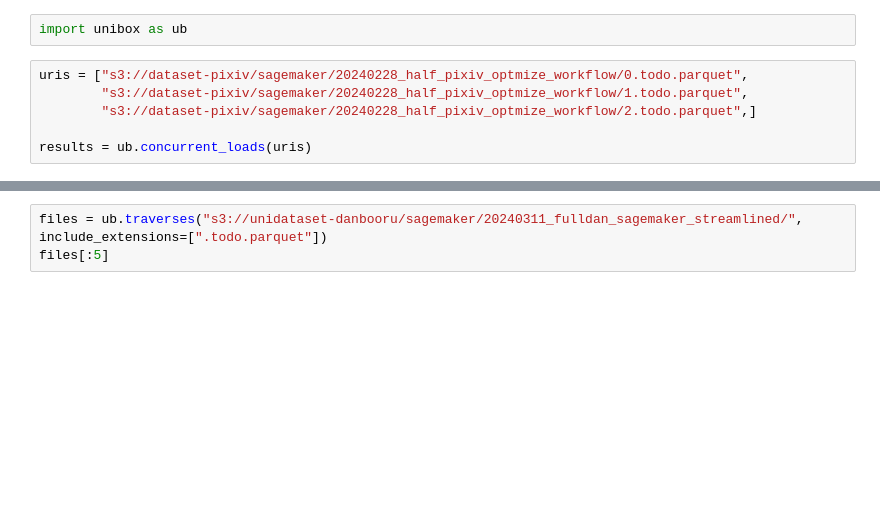
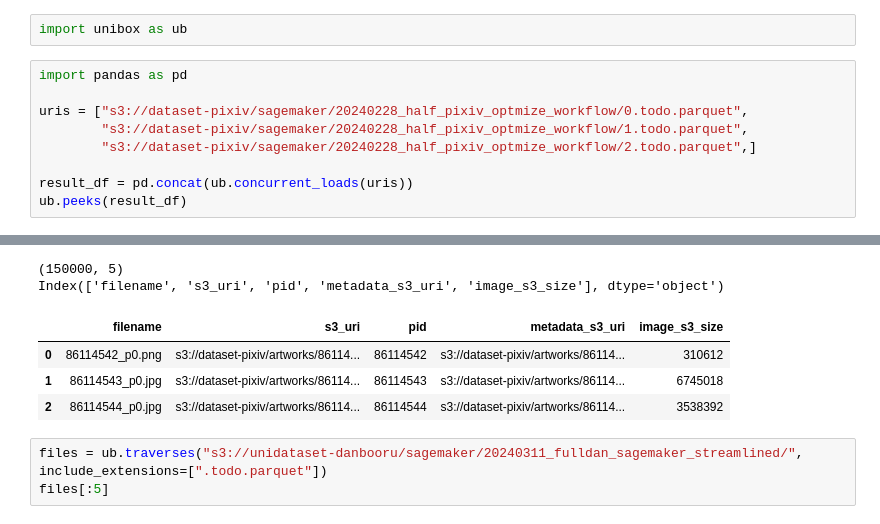
Before and after one commit to trojblue/unibox, a Jupyter notebook: noteooks/test_general.ipynb, the cells around one changed output, grey strips where cells are left out. Saved outputs shown, nothing was run; the diff lists cells and outputs as text; blank space fills up the shorter version.

Commit message:
feat: uni_peeker: adding peek_df functionality

```diff
--- a/noteooks/test_general.ipynb
+++ b/noteooks/test_general.ipynb
@@ -1,9 +1,12 @@
 # %%
 import unibox as ub
 # %%
+import pandas as pd
+
 uris = ["s3://dataset-pixiv/sagemaker/20240228_half_pixiv_optmize_workflow/0.todo.parquet",
         "s3://dataset-pixiv/sagemaker/20240228_half_pixiv_optmize_workflow/1.todo.parquet",
         "s3://dataset-pixiv/sagemaker/20240228_half_pixiv_optmize_workflow/2.todo.parquet",]
 
-results = ub.concurrent_loads(uris)
+result_df = pd.concat(ub.concurrent_loads(uris))
+ub.peeks(result_df)
 # %% [output]
@@ -13,3 +16,9 @@ results = ub.concurrent_loads(uris)
+(150000, 5)
+Index(['filename', 's3_uri', 'pid', 'metadata_s3_uri', 'image_s3_size'], dtype='object')
+|  | filename | s3_uri | pid | metadata_s3_uri | image_s3_size |
+| 0 | 86114542_p0.png | s3://dataset-pixiv/artworks/86114... | 86114542 | s3://dataset-pixiv/artworks/86114... | 310612 |
+| 1 | 86114543_p0.jpg | s3://dataset-pixiv/artworks/86114... | 86114543 | s3://dataset-pixiv/artworks/86114... | 6745018 |
+| 2 | 86114544_p0.jpg | s3://dataset-pixiv/artworks/86114... | 86114544 | s3://dataset-pixiv/artworks/86114... | 3538392 |
 # %%
 files = ub.traverses("s3://unidataset-danbooru/sagemaker/20240311_fulldan_sagemaker_streamlined/", include_extensions=[".todo.parquet"])
 files[:5]
```
Also changed, not shown: parts of 1 cell of this notebook, 3 other files.
